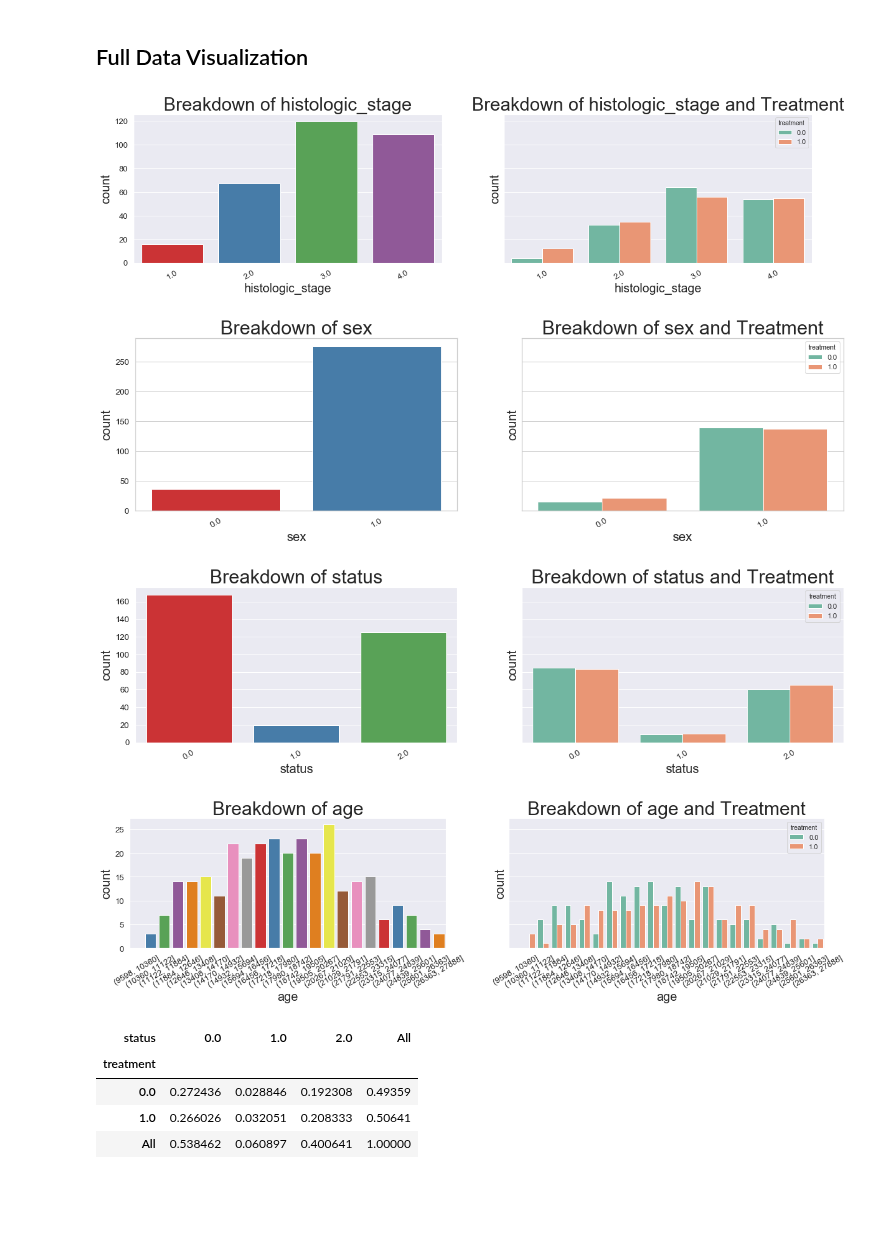
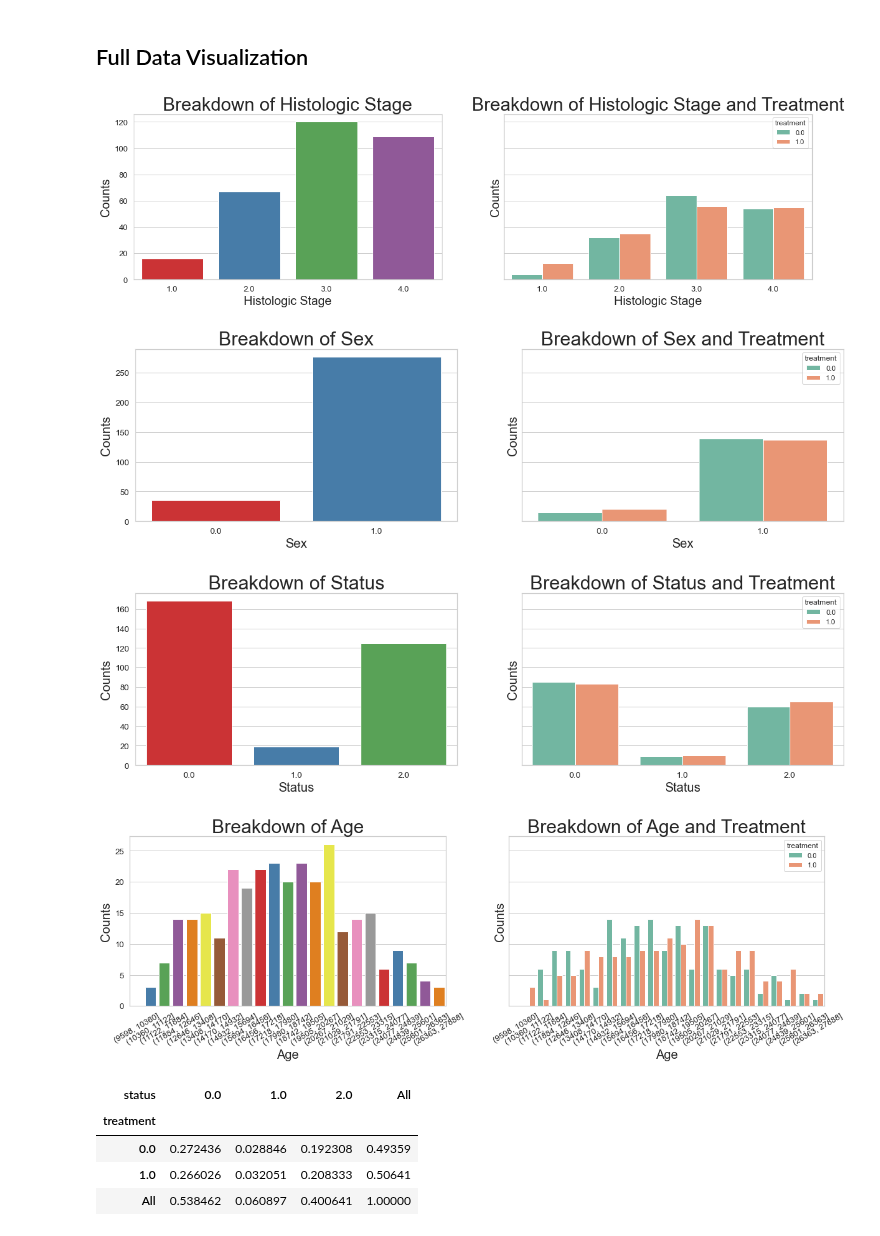
Before and after one commit to andrewtavis/causeinfer, a Jupyter notebook: examples/medical_mayo_pbc.ipynb, the cells around one changed output. Drawn from its saved outputs; the diff is of its cells as text; code cells hidden in the pictures; blank space fills up the shorter version.

```diff
--- a/examples/medical_mayo_pbc.ipynb
+++ b/examples/medical_mayo_pbc.ipynb
@@ -41,12 +41,11 @@ The dataset already exists at /Users/andrewmcallister/Documents/learning/program
 ## Exploration Data
 # %%
 # The full mostly unformatted dataset is loaded
-data_raw = mayo_pbc.load_mayo_pbc(file_path="datasets/mayo_pbc.text",
-                                  format_covariates=False,
-                                  normalize=False)
+data_raw = mayo_pbc.load_mayo_pbc(
+    file_path="datasets/mayo_pbc.text", format_covariates=False, normalize=False
+)
 
-df_full = pd.DataFrame(data_raw["dataset_full"],
-                       columns=data_raw["dataset_full_names"])
+df_full = pd.DataFrame(data_raw["dataset_full"], columns=data_raw["dataset_full_names"])
 
 display(df_full.head())
 df_full.shape
@@ -95,31 +95,33 @@ sns.set(style="whitegrid")
 # %%
 fig, (ax1, ax2) = plt.subplots(nrows=1, ncols=2, sharey=True, figsize=(20, 5))
 fontsize = 20
 
 utils.plot_unit_distributions(
     df=df_full, variable="histologic_stage", treatment=None, bins=None, axis=ax1,
 ),
 
 ax1.set_xlabel("Histologic Stage", fontsize=fontsize)
 ax1.set_ylabel("Counts", fontsize=fontsize)
 ax1.axes.set_title("Breakdown of Histologic Stage", fontsize=fontsize * 1.5)
 ax1.tick_params(labelsize=fontsize / 1.5)
 ax1.set_xticklabels(ax1.get_xticklabels())
 
 utils.plot_unit_distributions(
     df=df_full, variable="histologic_stage", treatment="treatment", bins=None, axis=ax2,
 )
 
 ax2.set_xlabel("Histologic Stage", fontsize=fontsize)
 ax2.set_ylabel("Counts", fontsize=fontsize)
-ax2.axes.set_title("Breakdown of Histologic Stage and Treatment", fontsize=fontsize * 1.5)
+ax2.axes.set_title(
+    "Breakdown of Histologic Stage and Treatment", fontsize=fontsize * 1.5
+)
 ax2.tick_params(labelsize=fontsize / 1.5)
 ax2.set_xticklabels(ax2.get_xticklabels())
 
 # plt.savefig('outputs_images/mayo_breakdown_histologic_stage.png', dpi=150)
 plt.show()
 # %% [output]
-[figure, old version]
+[figure, new version]
 # %%
 # 0=male, 1=female
 fig, (ax1, ax2) = plt.subplots(nrows=1, ncols=2, sharey=True, figsize=(20, 5))
@@ -148,7 +150,7 @@ ax2.set_xticklabels(ax2.get_xticklabels())
 # plt.savefig('outputs_images/mayo_breakdown_sex.png', dpi=150)
 plt.show()
 # %% [output]
-[figure, old version]
+[figure, new version]
 # %%
 fig, (ax1, ax2) = plt.subplots(nrows=1, ncols=2, sharey=True, figsize=(20, 5))
 fontsize = 20
@@ -176,7 +178,7 @@ ax2.set_xticklabels(ax2.get_xticklabels())
 # plt.savefig('outputs_images/mayo_breakdown_status.png', dpi=150)
 plt.show()
 # %% [output]
-[figure, old version]
+[figure, new version]
 # %%
 fig, (ax1, ax2) = plt.subplots(nrows=1, ncols=2, sharey=True, figsize=(20, 5))
 fontsize = 20
@@ -204,5 +206,5 @@ ax2.set_xticklabels(ax2.get_xticklabels(), rotation=30)
 # plt.savefig('outputs_images/mayo_breakdown_age.png', dpi=150)
 plt.show()
 # %% [output]
-[figure, old version]
+[figure, new version]
 # %%
```
Also changed, not shown: parts of 26 cells of this notebook, 3 other files.
